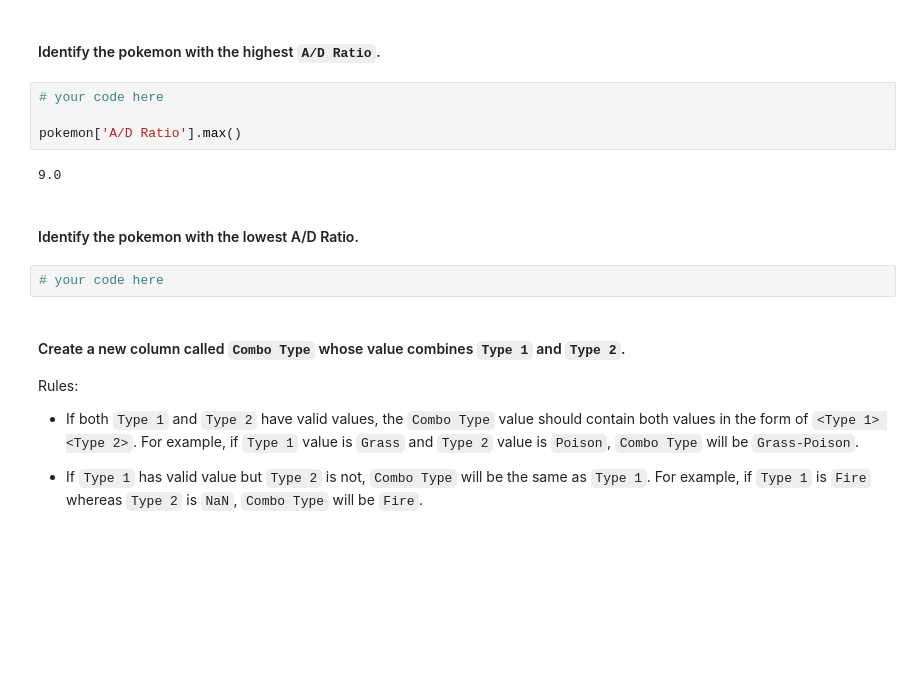
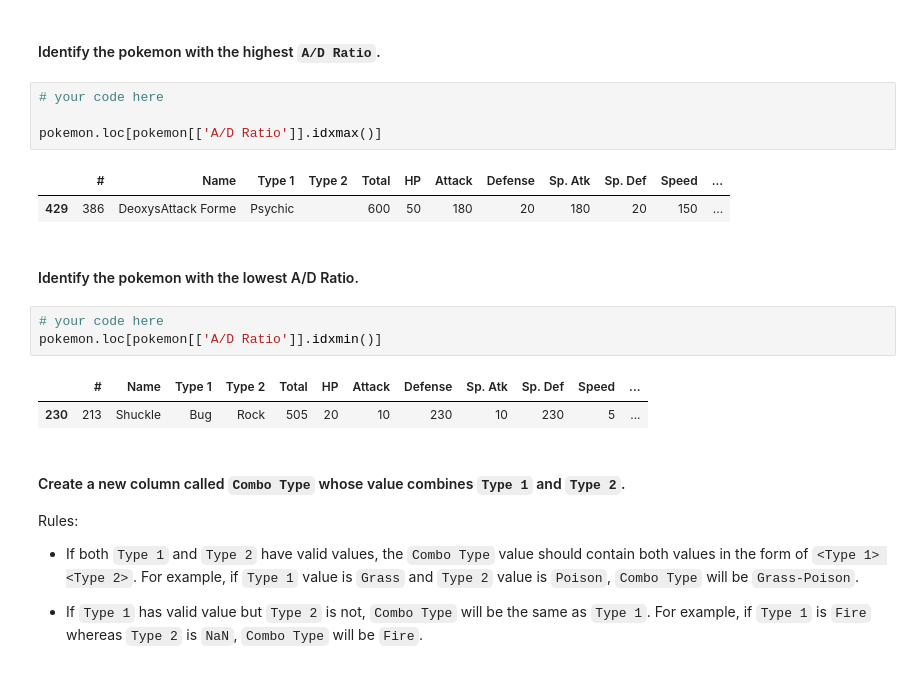
Before and after one commit to ta-data-bcn/lab-df-calculation-and-transformation, a Jupyter notebook: your-code/challenge-1.ipynb, the cells around one changed output. Saved outputs shown, nothing was run; the diff lists cells and outputs as text; blank space fills up the shorter version.

```diff
--- a/your-code/challenge-1.ipynb
+++ b/your-code/challenge-1.ipynb
@@ -168,13 +168,18 @@ pokemon.head()
 # %%
 # your code here
 
-pokemon['A/D Ratio'].max()
+pokemon.loc[pokemon[['A/D Ratio']].idxmax()]
 # %% [output]
-9.0
+|  | # | Name | Type 1 | Type 2 | Total | HP | Attack | Defense | Sp. Atk | Sp. Def | Speed | ... |
+| 429 | 386 | DeoxysAttack Forme | Psychic |  | 600 | 50 | 180 | 20 | 180 | 20 | 150 | ... |
 # %% [markdown]
 #### Identify the pokemon with the lowest A/D Ratio.
 # %%
 # your code here
+pokemon.loc[pokemon[['A/D Ratio']].idxmin()]
+# %% [output]
+|  | # | Name | Type 1 | Type 2 | Total | HP | Attack | Defense | Sp. Atk | Sp. Def | Speed | ... |
+| 230 | 213 | Shuckle | Bug | Rock | 505 | 20 | 10 | 230 | 10 | 230 | 5 | ... |
 # %% [markdown]
 #### Create a new column called `Combo Type` whose value combines `Type 1` and `Type 2`.
 
```
Also changed, not shown: parts of 4 cells of this notebook.
